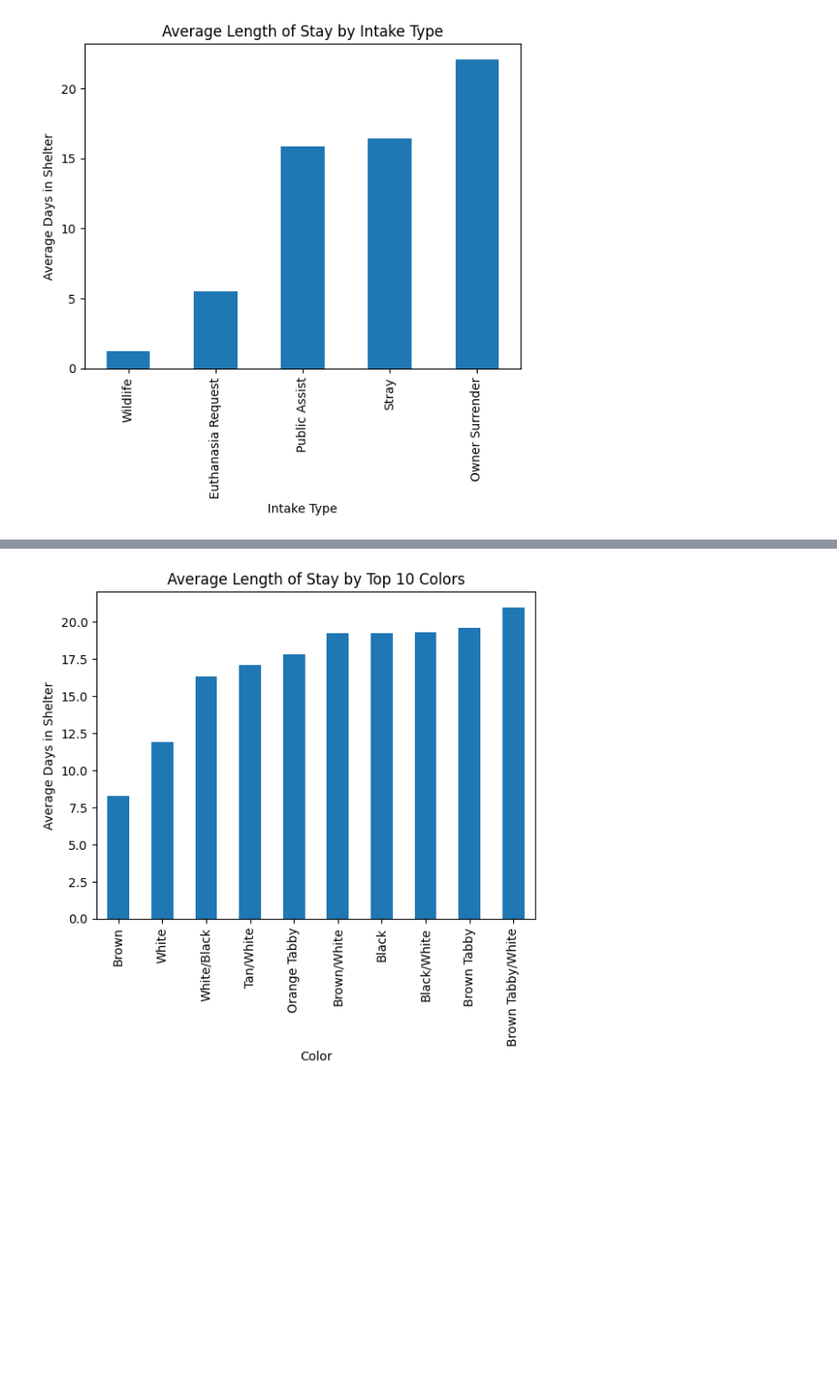
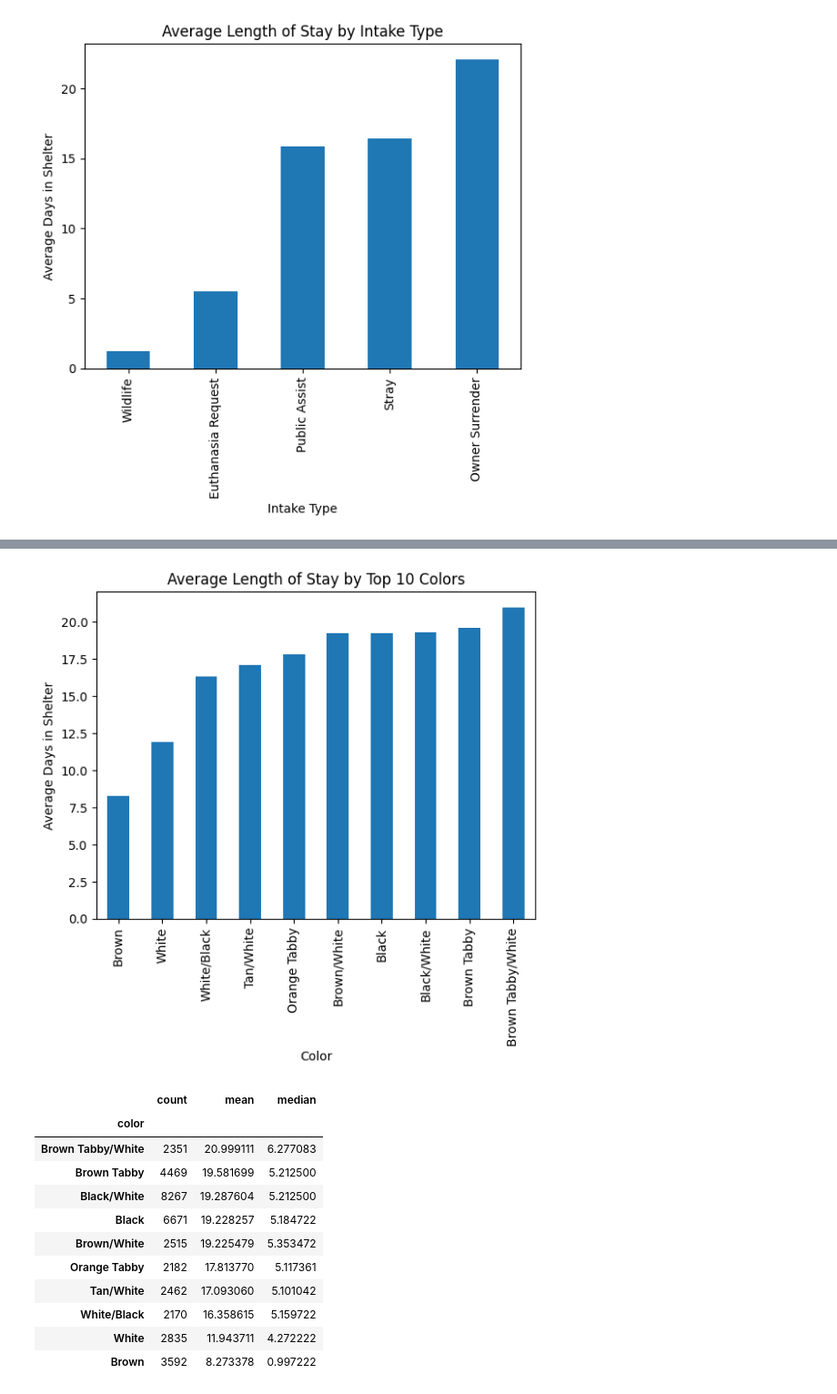
Before and after one commit to paw-some-pals/furcast, a Jupyter notebook: source/aac_eda.ipynb, the cells around one changed output, grey strips where cells are left out. Shown at 91% size. Cells and saved outputs as stored; diff of their text form; code cells hidden in the pictures; blank space fills up the shorter version.

```diff
--- a/source/aac_eda.ipynb
+++ b/source/aac_eda.ipynb
@@ -164,18 +188,38 @@ plt.show()
 # %%
+# Get top 10 most common colors (because there are a lot)
 top_colors = df["color"].value_counts().head(10).index
 
+# Distribution of top 10 colors
+# Shows which color appears most
 df[df["color"].isin(top_colors)]["color"].value_counts().plot(kind="bar")
 plt.xlabel("Color")
 plt.ylabel("Count")
 plt.title("Top 10 Animal Colors")
 plt.show()
 
+# Average length of stay by top 10 colors
+# Shows whether certain animal colors have higher/lower stays
 df[df["color"].isin(top_colors)].groupby("color")["time_in_shelter_days"].mean().sort_values().plot(kind="bar")
 plt.xlabel("Color")
 plt.ylabel("Average Days in Shelter")
 plt.title("Average Length of Stay by Top 10 Colors")
 plt.show()
+
+# Summary statistics for length of stay by top 10 colors
+df[df["color"].isin(top_colors)].groupby("color")["time_in_shelter_days"].agg(["count", "mean", "median"]).sort_values("mean", ascending=False)
 # %% [output]
 [figure]
 [figure]
+|  | count | mean | median |
+| color |  |  |  |
+| Brown Tabby/White | 2351 | 20.999111 | 6.277083 |
+| Brown Tabby | 4469 | 19.581699 | 5.212500 |
+| Black/White | 8267 | 19.287604 | 5.212500 |
+| Black | 6671 | 19.228257 | 5.184722 |
+| Brown/White | 2515 | 19.225479 | 5.353472 |
+| Orange Tabby | 2182 | 17.813770 | 5.117361 |
+| Tan/White | 2462 | 17.093060 | 5.101042 |
+| White/Black | 2170 | 16.358615 | 5.159722 |
+| White | 2835 | 11.943711 | 4.272222 |
+| Brown | 3592 | 8.273378 | 0.997222 |
 # %%
```
Also changed, not shown: parts of 6 cells of this notebook.
